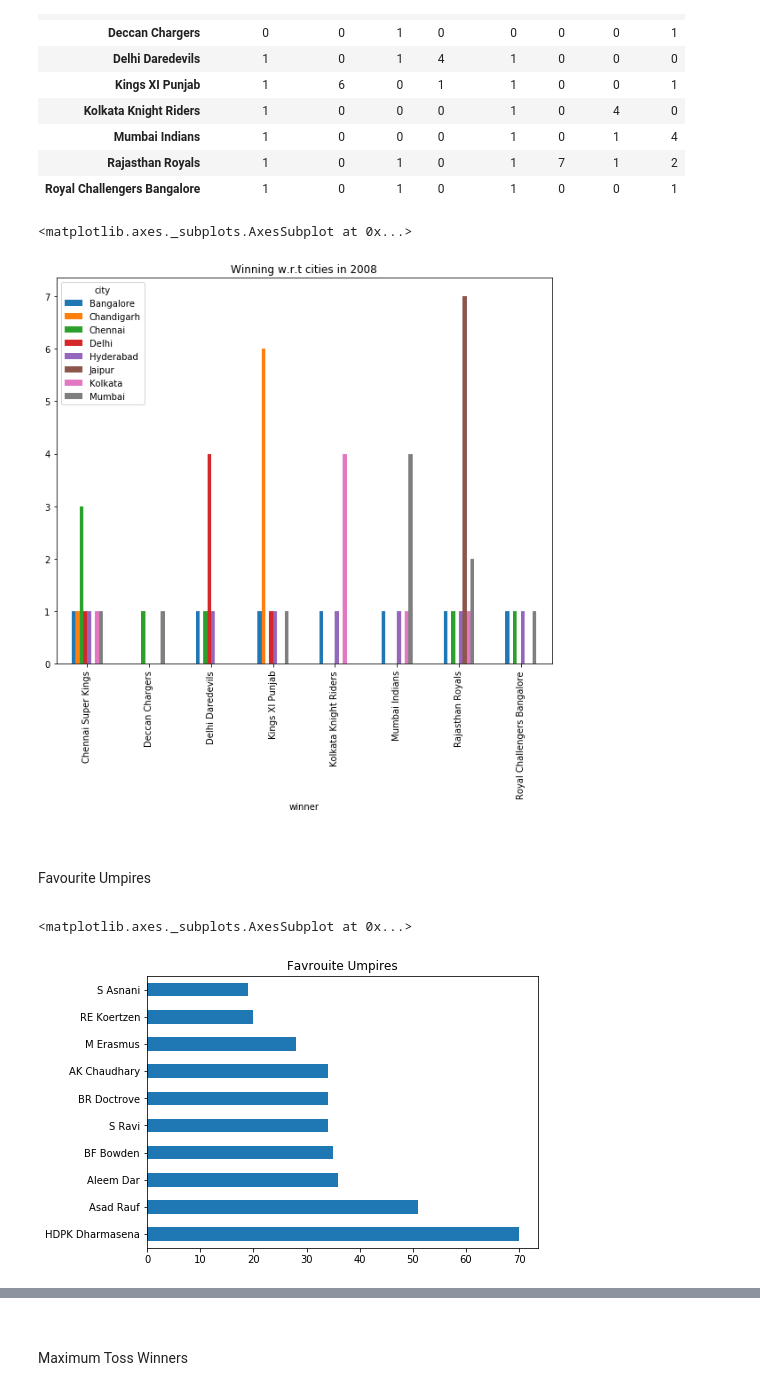
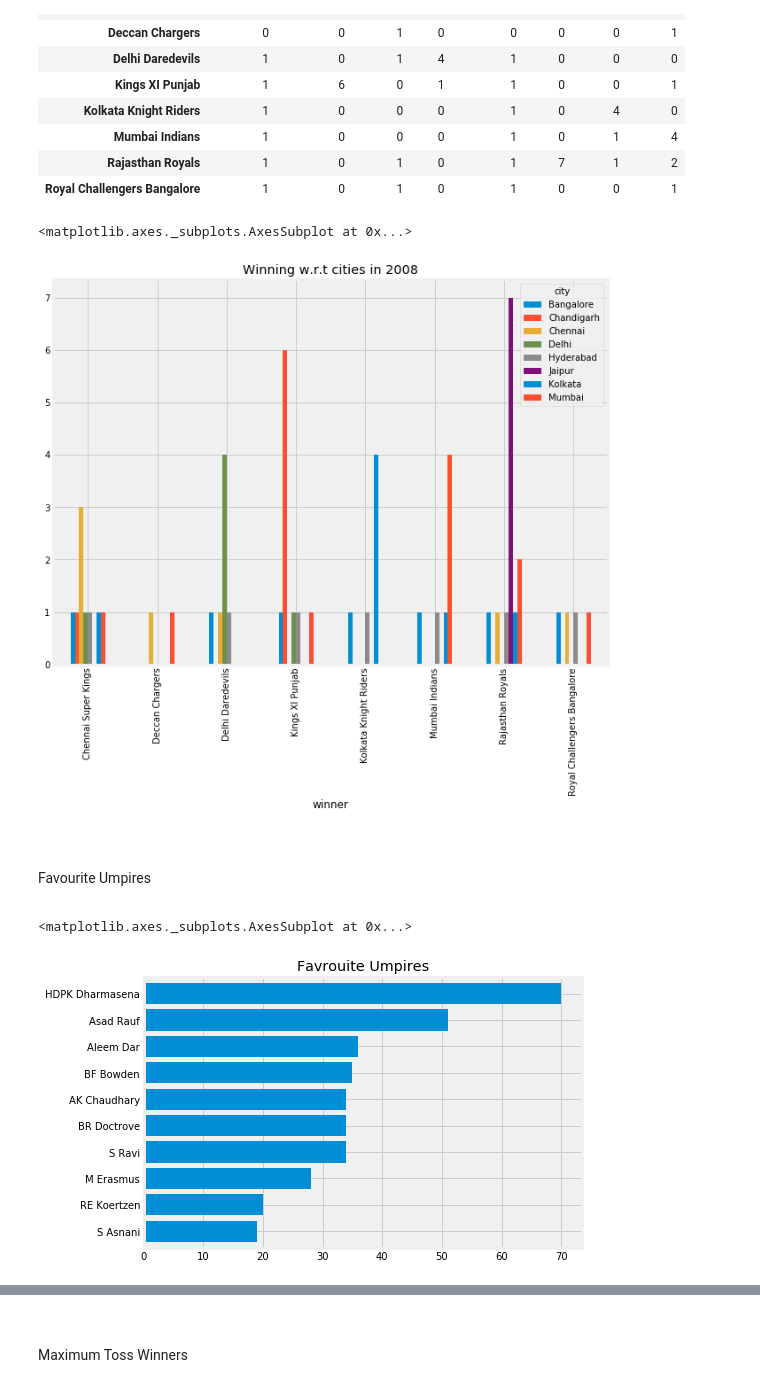
Before and after one commit to vishu819/IPL-Data-Analysis, a Jupyter notebook: ipl.ipynb, the cells around one changed output, grey strips where cells are left out. Drawn from its saved outputs; the diff is of its cells as text; code cells hidden in the pictures.

```diff
--- a/ipl.ipynb
+++ b/ipl.ipynb
@@ -2,6 +2,7 @@
 import pandas as pd
 import matplotlib.pyplot as plt
 import seaborn as sns
+plt.style.use('fivethirtyeight')
 %matplotlib inline
 # %%
 data=pd.read_csv(r"./ipl/matches.csv")
@@ -240,7 +241,7 @@ pd.crosstab(data2008.winner,data2008.city)
 pd.crosstab(data2008.winner,data2008.city).plot(kind='bar',title='Winning w.r.t cities in 2008',figsize=(10,8))
 # %% [output]
 <matplotlib.axes._subplots.AxesSubplot at 0x...>
-[figure, old version]
+[figure, new version]
 # %% [markdown]
 <p style="font-family: Arial; font-size:1.75em;color:#2462C0; font-style:bold"><br>
 
@@ -249,10 +250,10 @@ Favourite Umpires
 # %%
 fav_umpire=data.umpire1.value_counts().head(10)
 # %%
-fav_umpire.plot(kind='barh',title='Favrouite Umpires',figsize=(7,5))
+fav_umpire.sort_values(ascending=True).plot(kind='barh',title='Favrouite Umpires',figsize=(7,5),width=0.8)
 # %% [output]
 <matplotlib.axes._subplots.AxesSubplot at 0x...>
-[figure, old version]
+[figure, new version]
 # %%
 #From Seaborn
 plt.subplots(figsize=(8,5))
```
Also changed, not shown: parts of 20 cells of this notebook.
